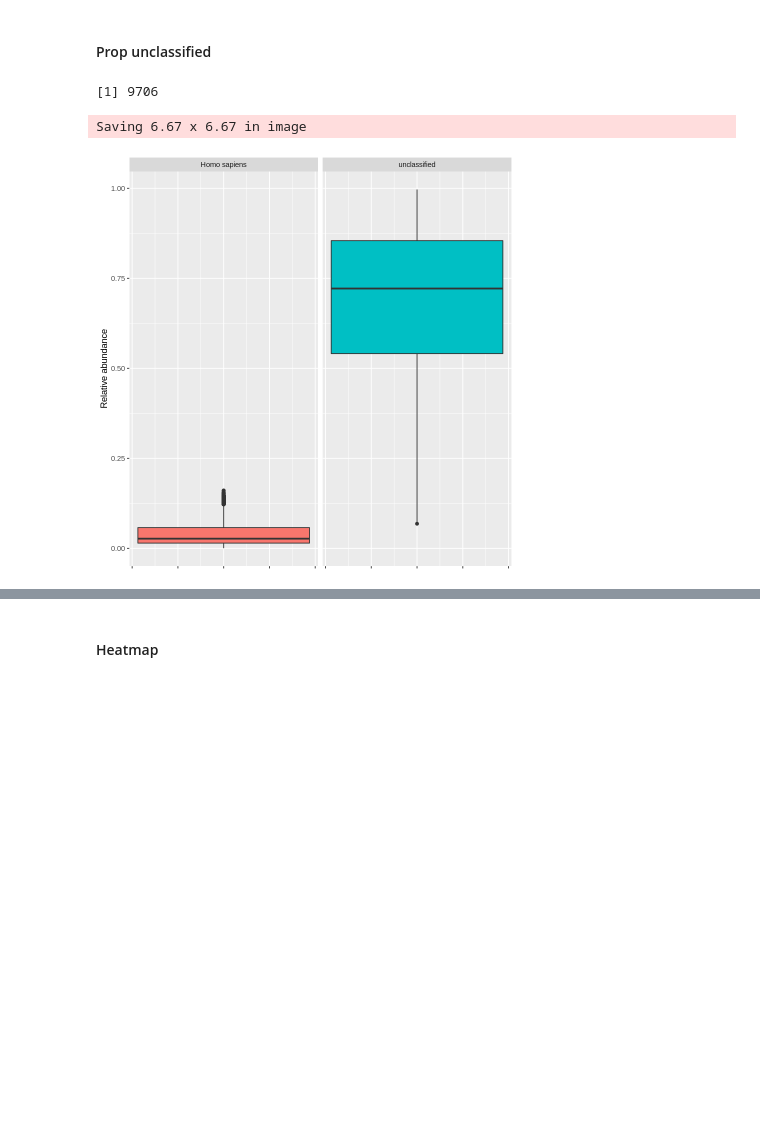
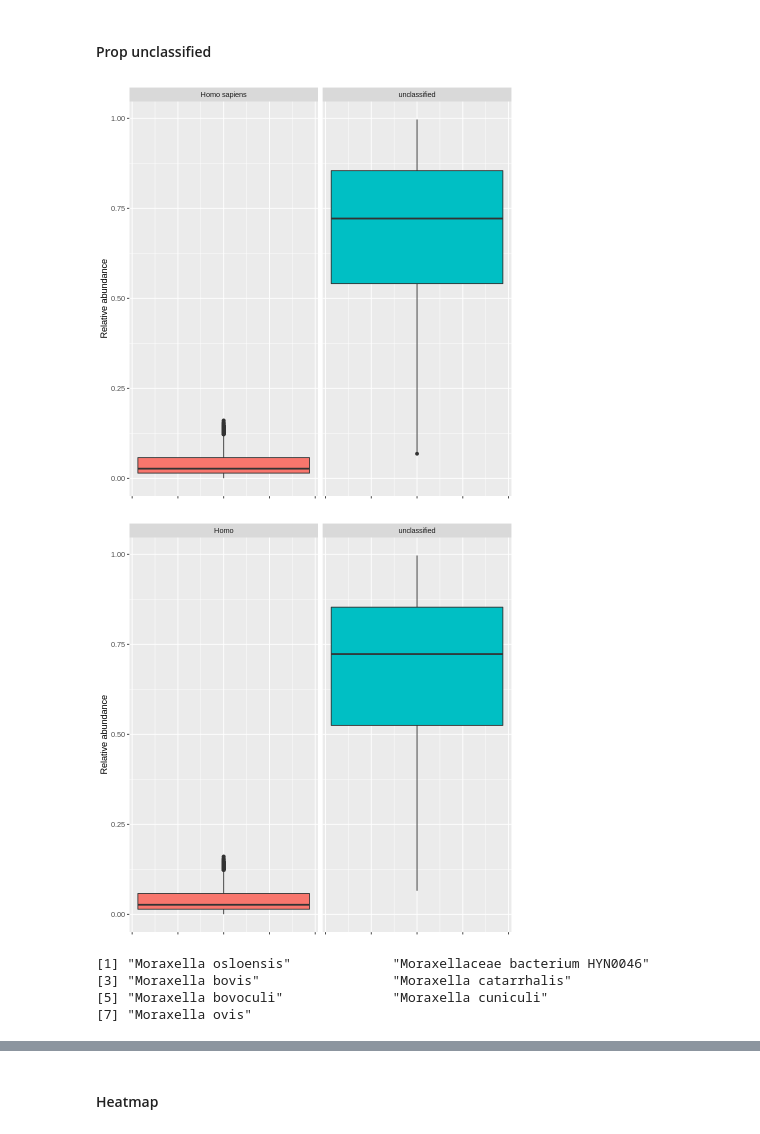
Before and after one commit to cednotsed/blood_microbial_signatures, a Jupyter notebook: analysis/abundance_analysis_copy.ipynb, the cells around one changed output, grey strips where cells are left out. Cells and saved outputs as stored; diff of their text form; code cells hidden in the pictures; blank space fills up the shorter version.

```diff
--- a/analysis/abundance_analysis.ipynb
+++ b/analysis/abundance_analysis_copy.ipynb
@@ -53,4 +49,4 @@ rank <- "S"
 n_subset <- 9999
 
 species_df <- load_data(str_glue("data/temp_files_{n_subset}/07_abundance_matrix/abundance_matrix.subset_{n_subset}.{rank}.tsv"))
-head(species_df)
+genus_df <- load_data(str_glue("data/temp_files_{n_subset}/07_abundance_matrix/abundance_matrix.subset_9999.G.tsv"))
@@ -67,22 +53,38 @@ A data.table: 6 × 5202
 # %% [markdown]
 #### Prop unclassified
 # %%
-species_RA <- t(apply(species_df %>% column_to_rownames("npm_research_id"), 1, function(x) {x / sum(x)}))
-species_RA <- as_tibble(species_RA)
+convert_to_RA <- function(df) {
+    RA <- t(apply(df %>% column_to_rownames("npm_research_id"), 1, function(x) {x / sum(x)}))
+    RA <- as_tibble(RA)
+    return(RA)
+}
+species_RA <- convert_to_RA(species_df)
+genus_RA <- convert_to_RA(genus_df)
 # %%
-nrow(species_RA)
-species_RA %>%
-    select(unclassified, "Homo sapiens") %>%
-    pivot_longer(everything(), names_to = "taxa", values_to = "abundance") %>%
-    ggplot(aes(y = abundance, fill = taxa, groups = taxa)) +
-    geom_boxplot() +
-    facet_grid(cols = vars(taxa)) +
-    theme(legend.position = "None",
-          axis.text.x = element_blank()) +
-    labs(y = "Relative abundance")
+plot_unclassified_human <- function(RA, human) {
+    plt <- RA %>%
+        select(all_of(c("unclassified", human))) %>%
+        pivot_longer(everything(), names_to = "taxa", values_to = "abundance") %>%
+        ggplot(aes(y = abundance, fill = taxa, groups = taxa)) +
+            geom_boxplot() +
+            facet_grid(cols = vars(taxa)) +
+            theme(legend.position = "None",
+                  axis.text.x = element_blank()) +
+            labs(y = "Relative abundance")
+    return(plt)
+}
 
-ggsave("results/unclassified_and_human_boxplot.png", dpi = 300)
+plot_unclassified_human(species_RA, "Homo sapiens")
+plot_unclassified_human(genus_RA, "Homo")
+
+# ggsave("results/unclassified_and_human_boxplot.9999.png", dpi = 300)
 # %% [output]
-[1] 9706
-Saving 6.67 x 6.67 in image
 [figure]
+[figure, added]
+# %%
+colnames(species_RA)[grepl("Moraxella", colnames(species_RA))]
+# %% [output]
+[1] "Moraxella osloensis"             "Moraxellaceae bacterium HYN0046"
+[3] "Moraxella bovis"                 "Moraxella catarrhalis"
+[5] "Moraxella bovoculi"              "Moraxella cuniculi"
+[7] "Moraxella ovis"
```
Also changed, not shown: parts of 5 cells of this notebook, 9 other files.
